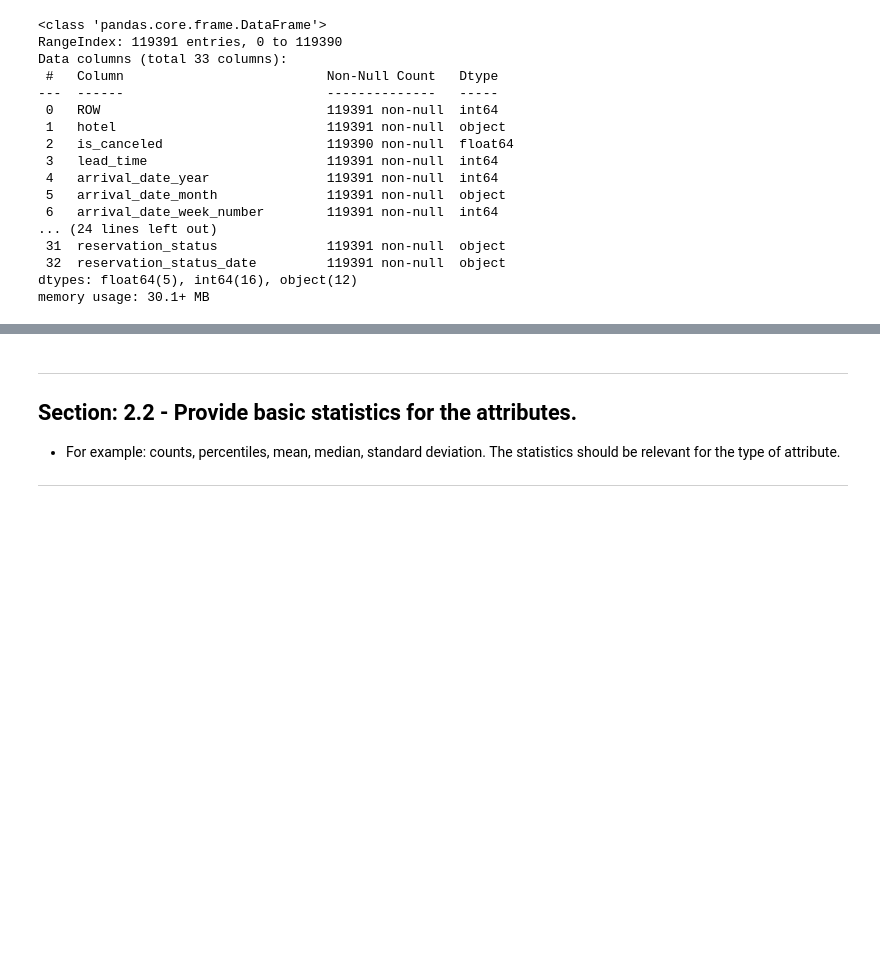
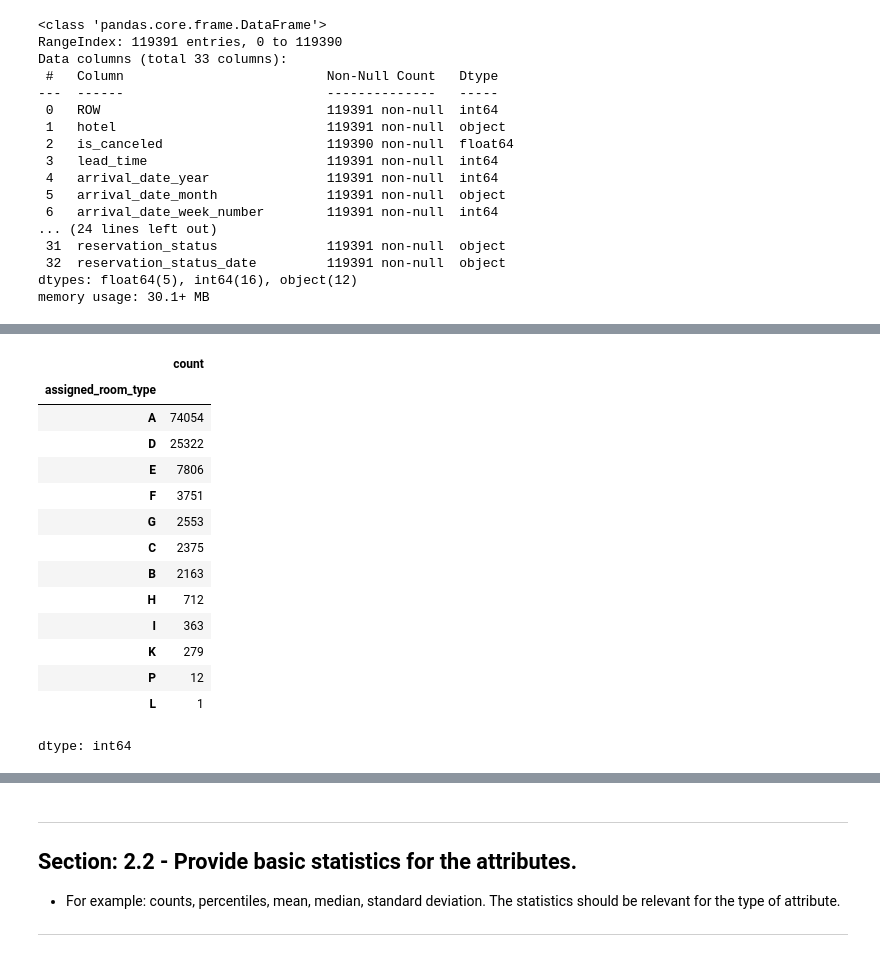
Before and after one commit to morgan1461/osu-gradtda-5622-sp26, a Jupyter notebook: course_materials/case_studies/1/GRADTDA5622-Sp23-CS1-Template_V1.ipynb, the cells around one changed output, grey strips where cells are left out. Drawn from its saved outputs; the diff is of its cells as text; code cells hidden in the pictures; blank space fills up the shorter version.

```diff
--- a/course_materials/case_studies/1/GRADTDA5622-Sp23-CS1-Template_V1.ipynb
+++ b/course_materials/case_studies/1/GRADTDA5622-Sp23-CS1-Template_V1.ipynb
@@ -285,0 +399,18 @@ memory usage: 30.1+ MB
+# %%
+data_df['assigned_room_type'].value_counts()
+# %% [output]
+|  | count |
+| assigned_room_type |  |
+| A | 74054 |
+| D | 25322 |
+| E | 7806 |
+| F | 3751 |
+| G | 2553 |
+| C | 2375 |
+| B | 2163 |
+| H | 712 |
+| I | 363 |
+| K | 279 |
+| P | 12 |
+| L | 1 |
+dtype: int64
```
Also changed, not shown: parts of 25 cells of this notebook.
